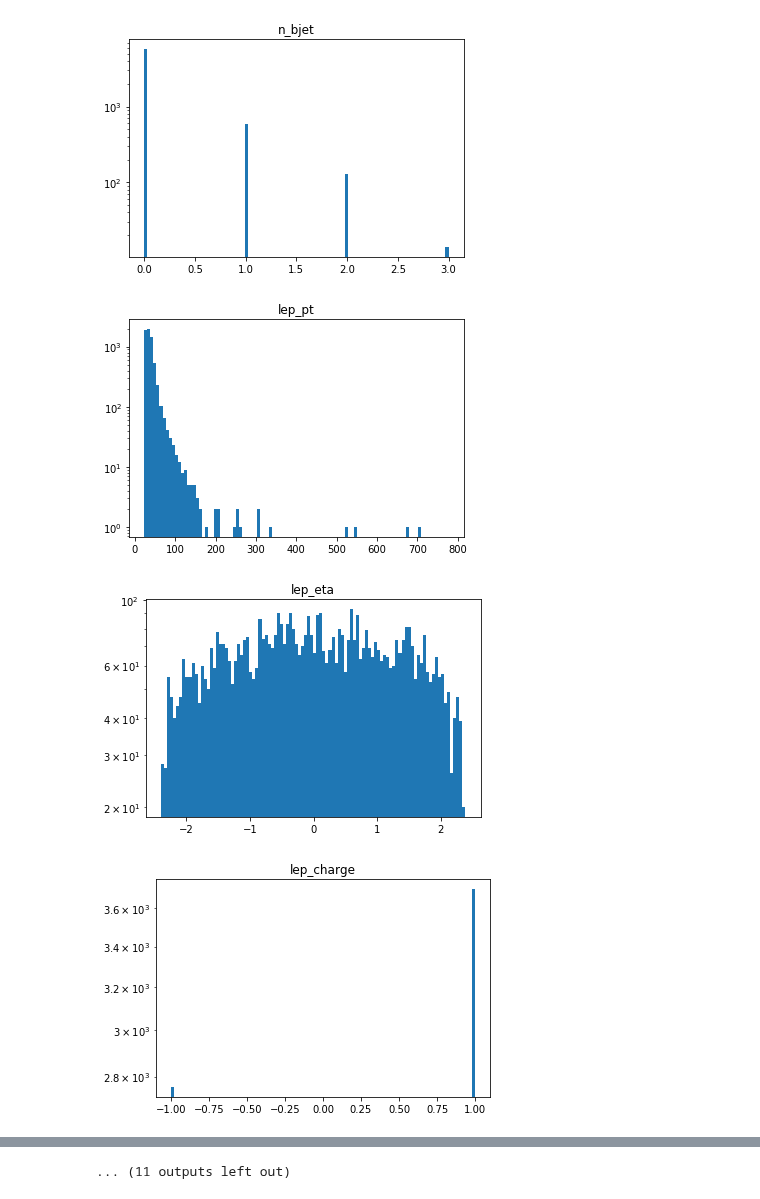
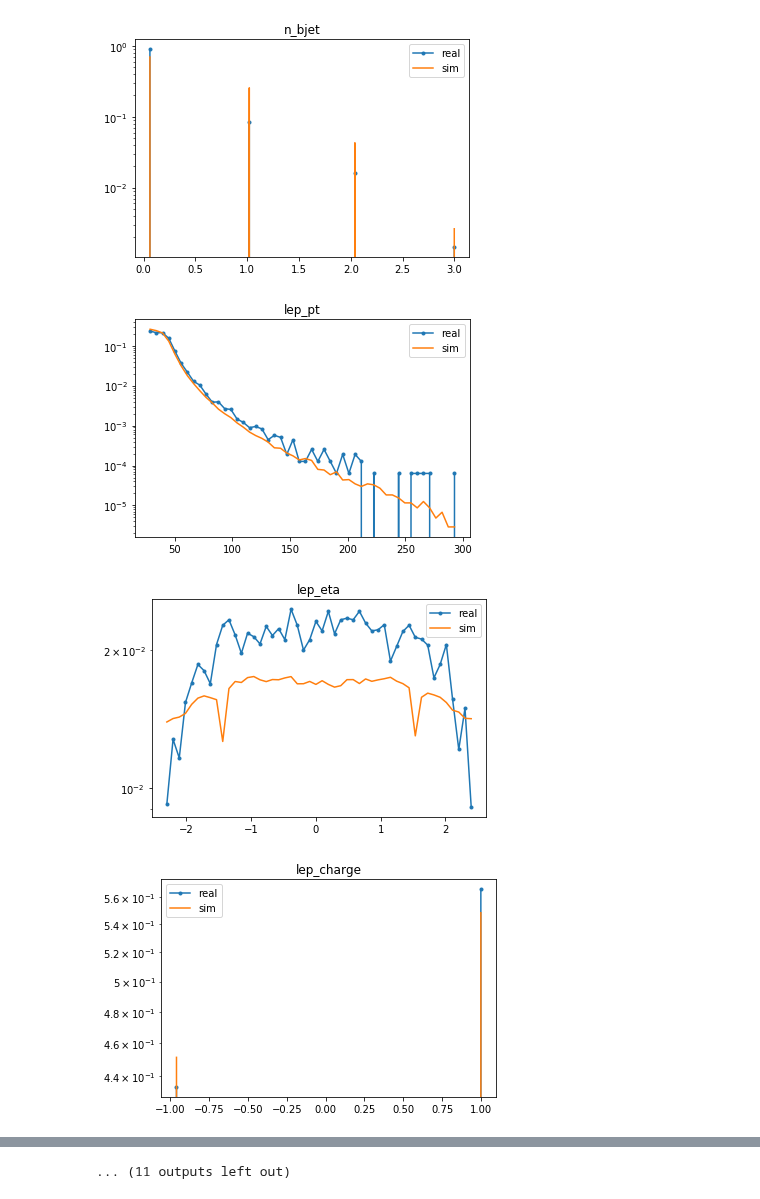
Before and after one commit to oliverkn/alad-for-lhc, a Jupyter notebook: ntuplizer_mod/plot_hlf.ipynb, the cells around one changed output, grey strips where cells are left out. Saved outputs shown, nothing was run; the diff lists cells and outputs as text; code cells hidden in the pictures.

Commit message:
added sim data to hlf plots

```diff
--- a/ntuplizer_mod/plot_hlf.ipynb
+++ b/ntuplizer_mod/plot_hlf.ipynb
@@ -16,10 +18,53 @@ print(names)
 ['HT', 'mass_jet', 'n_jet', 'n_bjet', 'lep_pt', 'lep_eta', 'lep_charge', 'lep_iso_ch', 'lep_iso_neu', 'lep_iso_gamma', 'MET', 'METo', 'METp', 'MT', 'n_mu', 'pt_mu', 'mass_mu', 'n_ele', 'pt_ele', 'mass ...
+# %%
+x, _ = load_data2('/home/oliverkn/pro/data/hlf_set', set='valid', type='custom', sm_list=['sm_mix'])
+
+feature_names = ['HT', 'METp', 'METo', 'MT', 'nJets',
+                 'bJets', 'allJetMass', 'LepPt', 'LepEta',
+                 'LepIsoCh', 'LepIsoGamma', 'LepIsoNeu', 'LepCharge',
+                 'LepIsEle', 'nMu', 'allMuMass', 'allMuPt', 'nEle',
+                 'allEleMass', 'allElePt', 'nChHad', 'nNeuHad', 'nPhoton']
+
+data_sim = np.zeros(shape=(x.shape[0],data.shape[1]))
+data_sim[:,0] = x[:,0]
+data_sim[:,1] = x[:,6]
+data_sim[:,2] = x[:,4]
+data_sim[:,3] = x[:,5]
+data_sim[:,4] = x[:,7]
+data_sim[:,5] = x[:,8]
+data_sim[:,6] = x[:,12]
+data_sim[:,7] = x[:,9]# lep_iso_ch
+data_sim[:,8] = x[:,11]
+data_sim[:,9] = x[:,10]
+data_sim[:,10] = x[:,3]#MET
+data_sim[:,11] = x[:,2]
+data_sim[:,12] = x[:,1]
+data_sim[:,13] = x[:,3]#MT
+data_sim[:,14] = x[:,14]#n_mu
+data_sim[:,15] = x[:,16]
+data_sim[:,16] = x[:,15]
+data_sim[:,17] = x[:,17]#n_e
+data_sim[:,18] = x[:,19]
+data_sim[:,19] = x[:,18]
+data_sim[:,20] = x[:,21]#n_neu
+data_sim[:,21] = x[:,20]#n_had
+data_sim[:,22] = x[:,22]#n_pho
 # %%
+bins = 50
 for i, name in enumerate(names):
     plt.figure()
     range = (np.quantile(data[:,i],0.001),np.quantile(data[:,i],0.999))
-    plt.hist(data[:,i], bins=100,range=range)
+
+    pdf, bin_edges = np.histogram(data[:,i], bins=bins, range=range)
+    pdf_sim, bin_edges_sim = np.histogram(data_sim[:,i], bins=bins, range=range)
+
+    pdf = pdf/data.shape[0]
+    pdf_sim = pdf_sim/data_sim.shape[0]
+
+    plt.plot(bin_edges[1:], pdf, '.-',label='real')
+    plt.plot(bin_edges_sim[1:], pdf_sim, label='sim')
     plt.title(name)
     plt.yscale('log', nonposy='clip')
+    plt.legend()
 plt.show()
 # %% [output]
@@ -29,4 +74,4 @@ plt.show()
-[figure, old version]
+[figure, new version]
-[figure, old version]
+[figure, new version]
-[figure, old version]
+[figure, new version]
-[figure, old version]
+[figure, new version]
```
Also changed, not shown: parts of 3 cells of this notebook.
